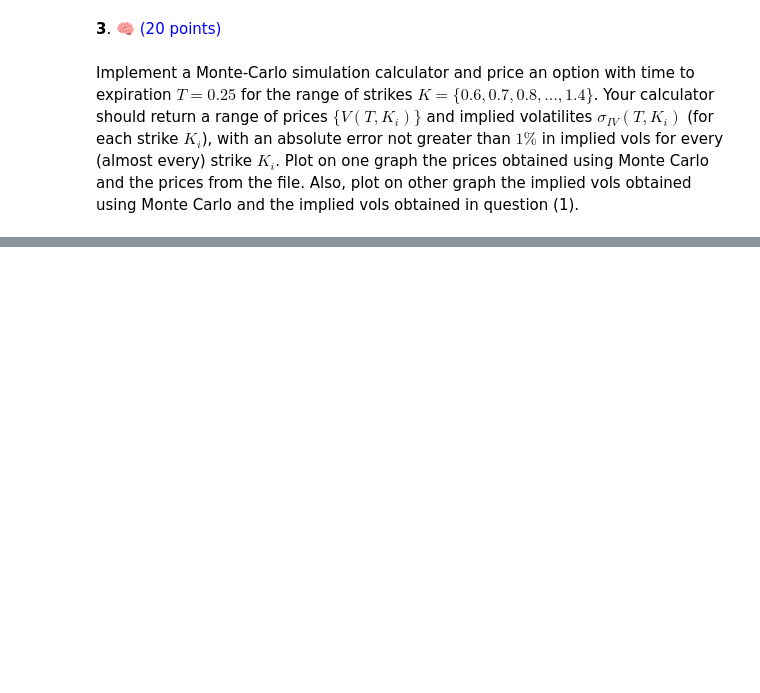
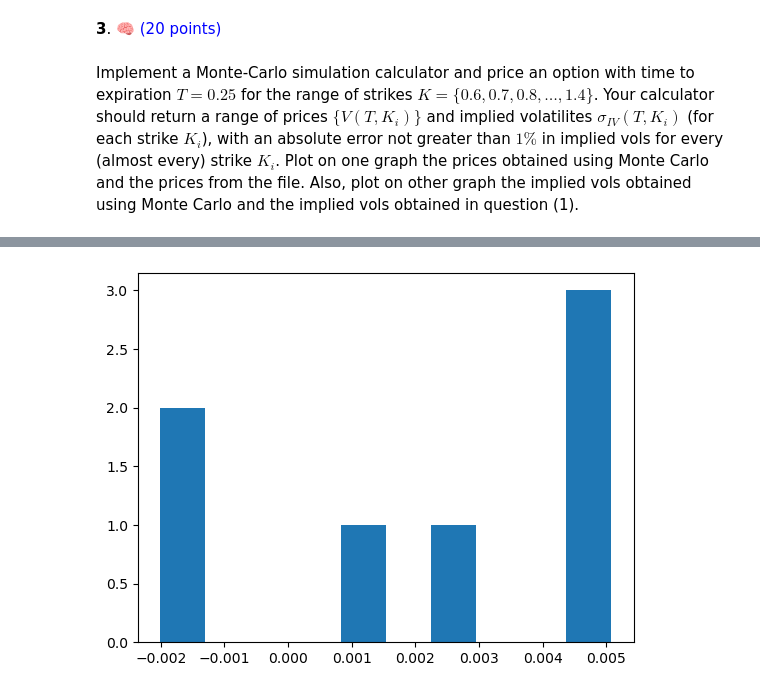
Before and after one commit to VsevolodZaostrovsky/-StochasticVolatilityModels, a Jupyter notebook: Homeworks/Zaostrovsky_Vsevolod_Lab1.ipynb, the cells around one changed output, grey strips where cells are left out. Cells and saved outputs as stored; diff of their text form; code cells hidden in the pictures; blank space fills up the shorter version.

```diff
--- a/Homeworks/Lab 1.ipynb
+++ b/Homeworks/Zaostrovsky_Vsevolod_Lab1.ipynb
@@ -374,0 +395,22 @@ array([[0, 1, 4],
+# %%
+def monte_carlo_call_price(expiration: float, strike: np.array, num_of_trajs: int=50000, steps: int=200):
+    trajectories = simulate_trajectories(num_of_trajs, steps, expiration)
+    ans = np.array([])
+    impvols = np.array([])
+    for i in range(len(strike)):
+        price = np.mean(np.maximum(trajectories[:, -1] - strike[i], 0))
+
+        imvol = iv.implied_volatility(
+            price,
+            np.exp(r * expiration) * s,
+            strike[i],
+            r,
+            expiration,
+            "c",
+            )
+
+        ans = np.append(ans, price)
+        impvols = np.append(impvols, imvol)
+    return ans, impvols
+# %%
+prices, vols = monte_carlo_call_price(0.25 , np.arange(0.6, 1.5, 0.1));
@@ -374,0 +427,5 @@ array([[0, 1, 4],
+# %%
+true_vols = np.array([0.40991540277943495, 0.36529957945550007,
+                      0.32967402979717786, 0.3042468543343802,
+                      0.29042065893128655, 0.28737380348440217,
+                      0.2920124082132028]) # there are only vols from 0.7 to 1.3
@@ -374,0 +437,4 @@ array([[0, 1, 4],
+# %%
+plt.hist((vols[1:-1] - true_vols) / true_vols);
+# %% [output]
+[figure, added]
```
Also changed, not shown: parts of 21 cells of this notebook, 1 other file.
